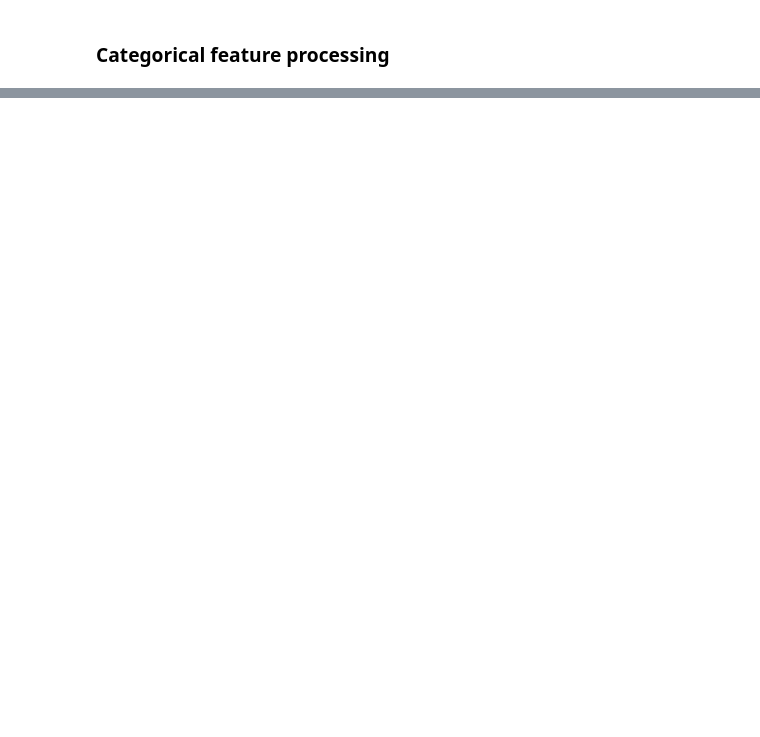
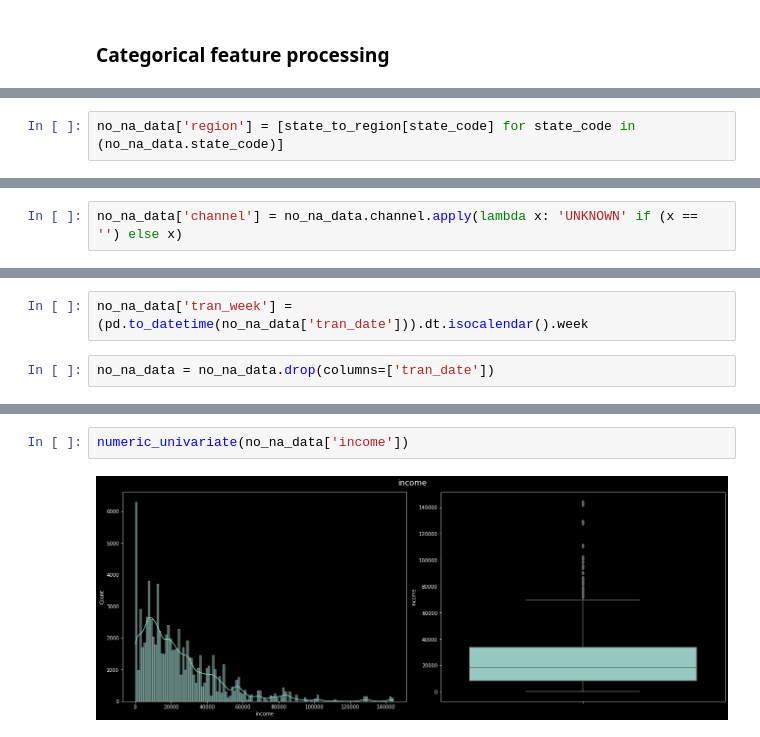
Before and after one commit to jsilke/customer_segmentation, a Jupyter notebook: banking_segmentation.ipynb, the cells around one changed output, grey strips where cells are left out. Drawn from its saved outputs; the diff is of its cells as text; blank space fills up the shorter version.

```diff
--- a/banking_segmentation.ipynb
+++ b/banking_segmentation.ipynb
@@ -253,0 +298,2 @@ memory usage: 8.3+ MB
+# %%
+no_na_data['region'] = [state_to_region[state_code] for state_code in (no_na_data.state_code)]
@@ -253,0 +302,2 @@ memory usage: 8.3+ MB
+# %%
+no_na_data['channel'] = no_na_data.channel.apply(lambda x: 'UNKNOWN' if (x == '') else x)
@@ -253,0 +306,4 @@ memory usage: 8.3+ MB
+# %%
+no_na_data['tran_week'] = (pd.to_datetime(no_na_data['tran_date'])).dt.isocalendar().week
+# %%
+no_na_data = no_na_data.drop(columns=['tran_date'])
@@ -253,0 +328,4 @@ memory usage: 8.3+ MB
+# %%
+numeric_univariate(no_na_data['income'])
+# %% [output]
+[figure, added]
```
Also changed, not shown: parts of 50 cells of this notebook, 3 other files.
